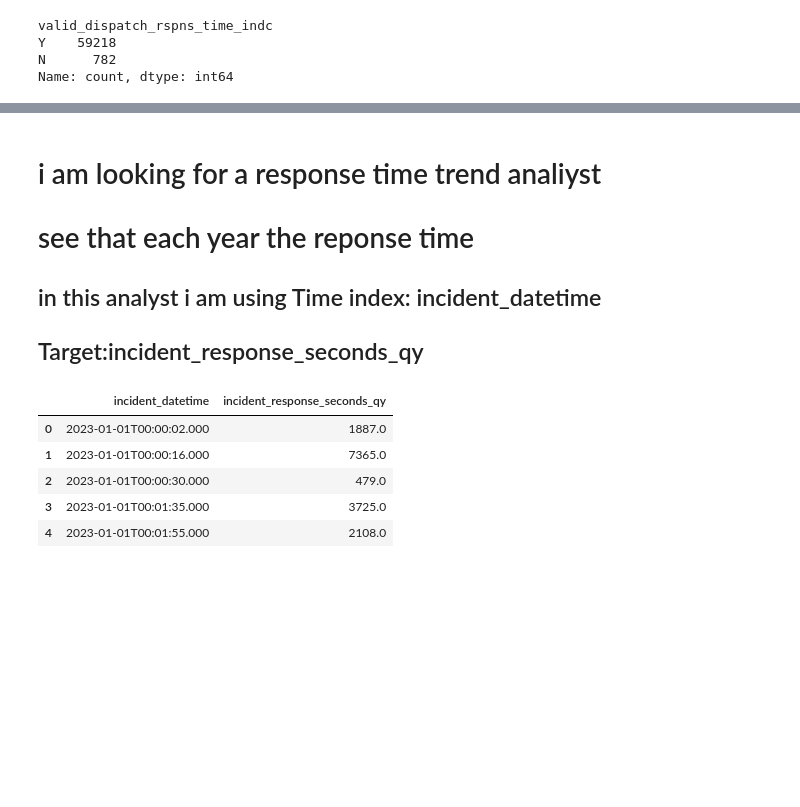
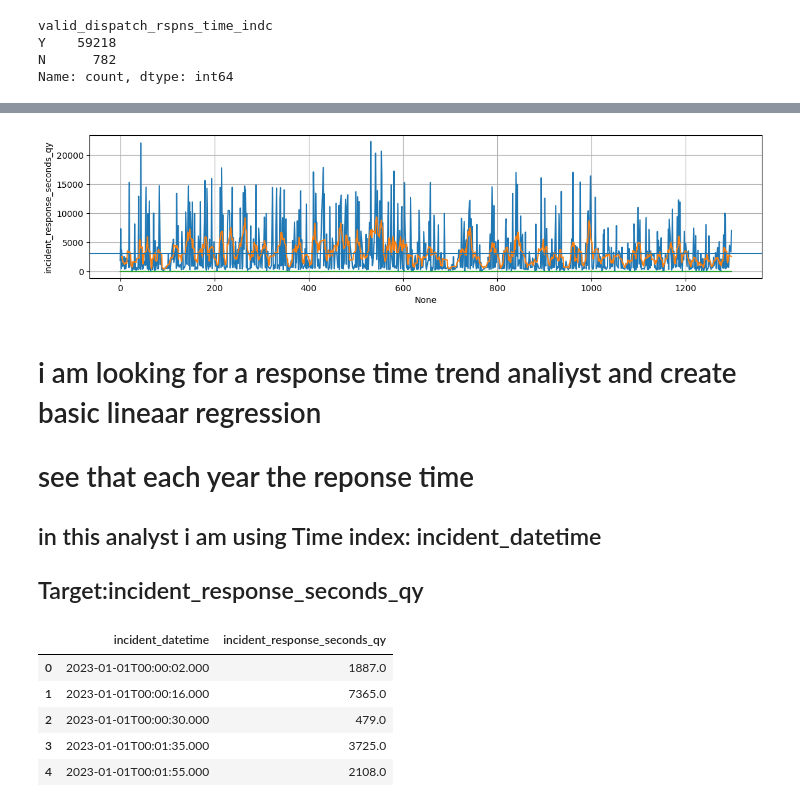
Before and after one commit to aetabid/practice_final, a Jupyter notebook: utku folder/city_of_new_york.ipynb, the cells around one changed output, grey strips where cells are left out. Drawn from its saved outputs; the diff is of its cells as text; code cells hidden in the pictures; blank space fills up the shorter version.

```diff
--- a/utku folder/city_of_new_york.ipynb
+++ b/utku folder/city_of_new_york.ipynb
@@ -182,5 +247,17 @@ Name: count, dtype: int64
+# %%
+from statsmodels.tsa.seasonal import seasonal_decompose
+decomposition = seasonal_decompose(try_df['incident_response_seconds_qy'],period=7)
+# %%
+plt.figure(figsize=(14,3))
+sns.lineplot(x=try_df.index[:1000],y=try_df['incident_response_seconds_qy'][:1000])
+sns.lineplot(decomposition.trend[:1000])
+sns.lineplot(decomposition.seasonal[:1000])
+plt.axhline(try_df['incident_response_seconds_qy'][:1000].mean())
+plt.grid()
+# %% [output]
+[figure, added]
 # %% [markdown]
-# i am looking for a response time trend analiyst
+# i am looking for a response time trend analiyst and create basic lineaar regression
 # see that each year the reponse time
 ## in this analyst i am using  Time index: incident_datetime
 ## Target:incident_response_seconds_qy
```
Also changed, not shown: parts of 45 cells of this notebook.
